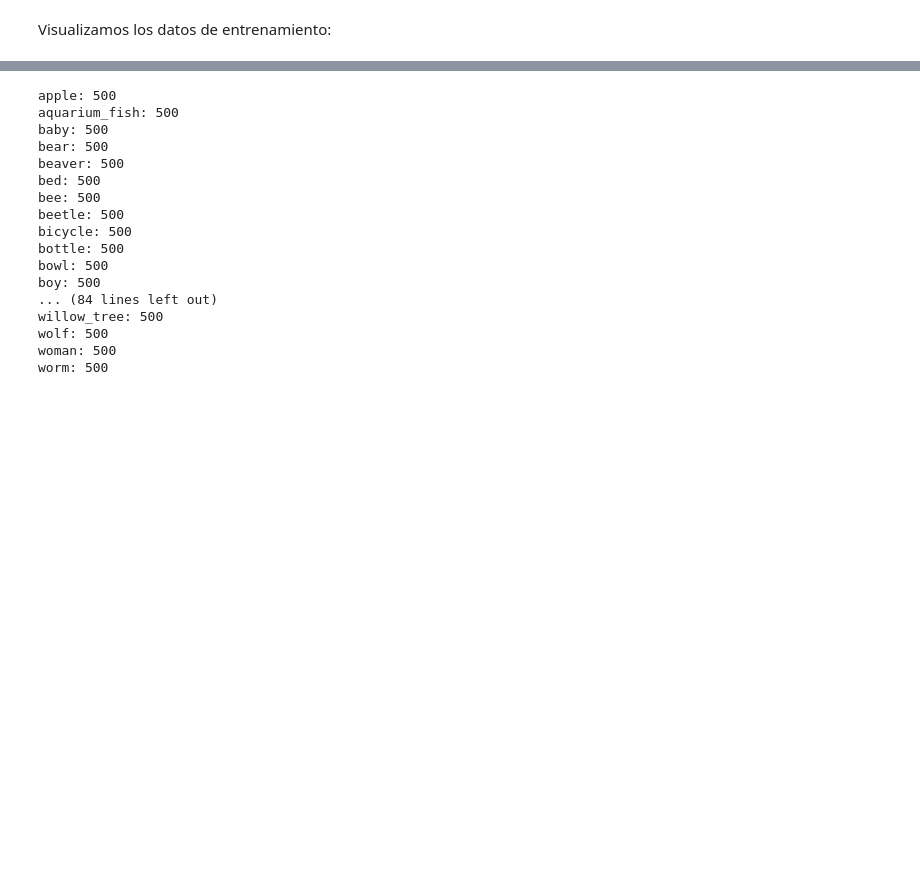
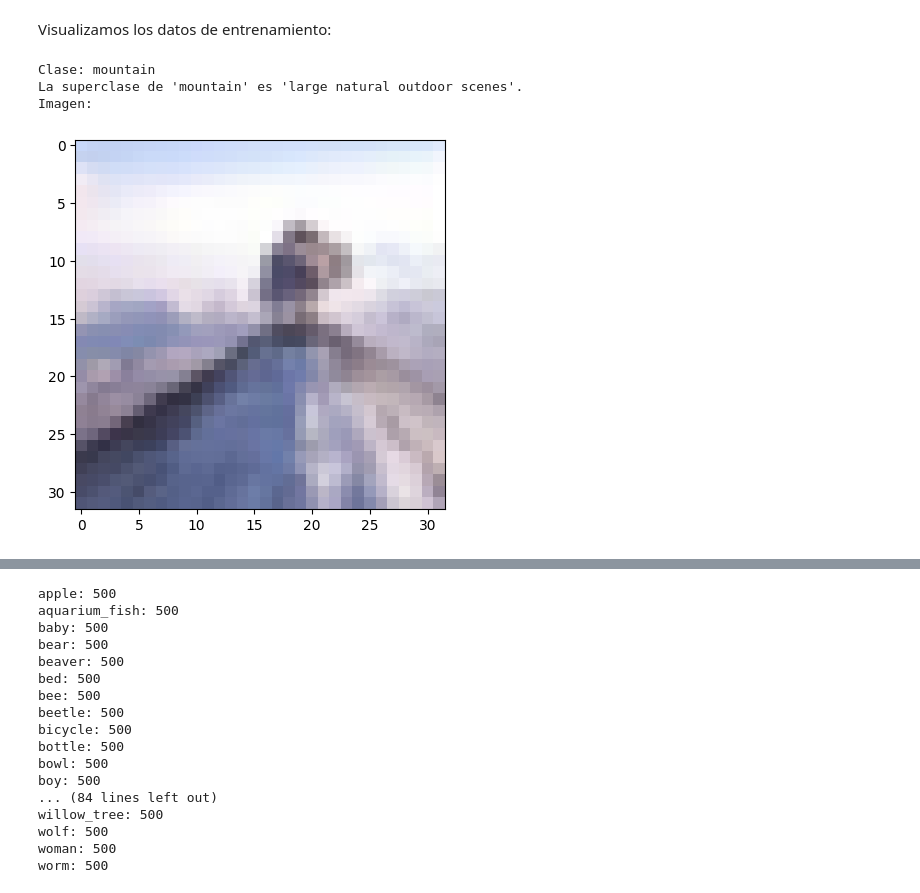
Before and after one commit to 9105507/APRENDIZAJE_AUTOMATICO_23_24, a Jupyter notebook: AA_PRACTICA3_GRUPO_7.ipynb, the cells around one changed output, grey strips where cells are left out. Cells and saved outputs as stored; diff of their text form; code cells hidden in the pictures; blank space fills up the shorter version.

```diff
--- a/AA_PRACTICA3_GRUPO_7.ipynb
+++ b/AA_PRACTICA3_GRUPO_7.ipynb
@@ -306,10 +354,17 @@ for i, color in enumerate(['ROJO', 'VERDE', 'AZUL']):
 Visualizamos los datos de entrenamiento:
 # %%
 #PRIMERA IMAGEN:
-imagen = [0]
-train_labels = y.reshape(50000)
-print("Etiqueta:",class_names[train_labels[0]])
+imagen = test_X[0]
+test_labels = test_y.reshape(10000)
+print("Clase:",class_names[test_labels[0]])
+superclass = find_superclass(class_names[test_labels[0]])
+print(f"La superclase de '{class_names[test_labels[0]]}' es '{superclass}'.")
 print("Imagen:")
 # Se muestra la imagen usando imshow()
 plt.imshow(imagen)
 plt.show()
+# %% [output]
+Clase: mountain
+La superclase de 'mountain' es 'large natural outdoor scenes'.
+Imagen:
+[figure, added]
```
Also changed, not shown: parts of 16 cells of this notebook.
